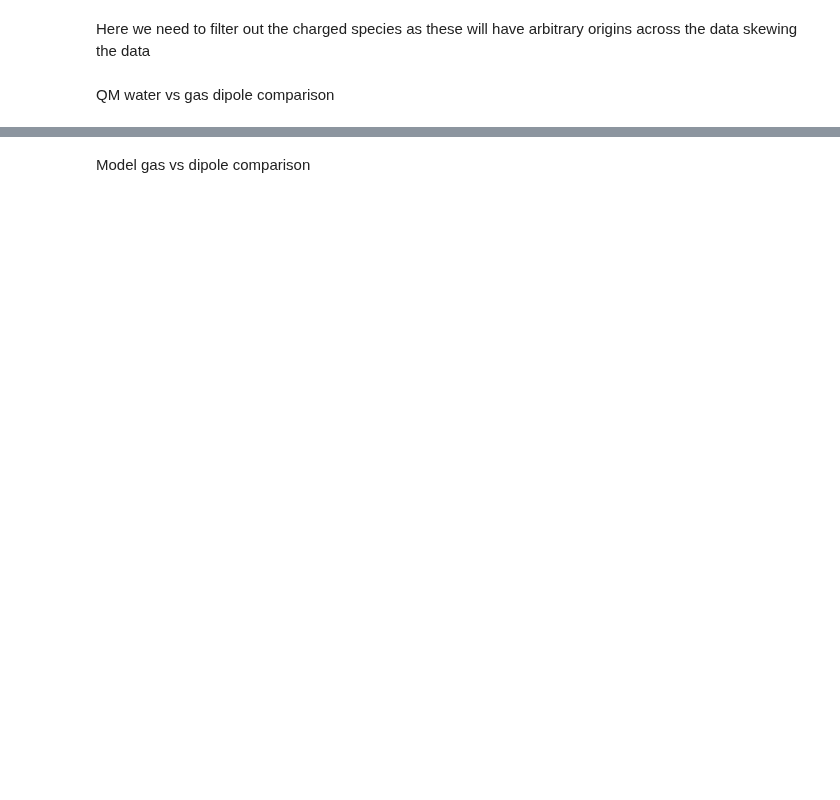
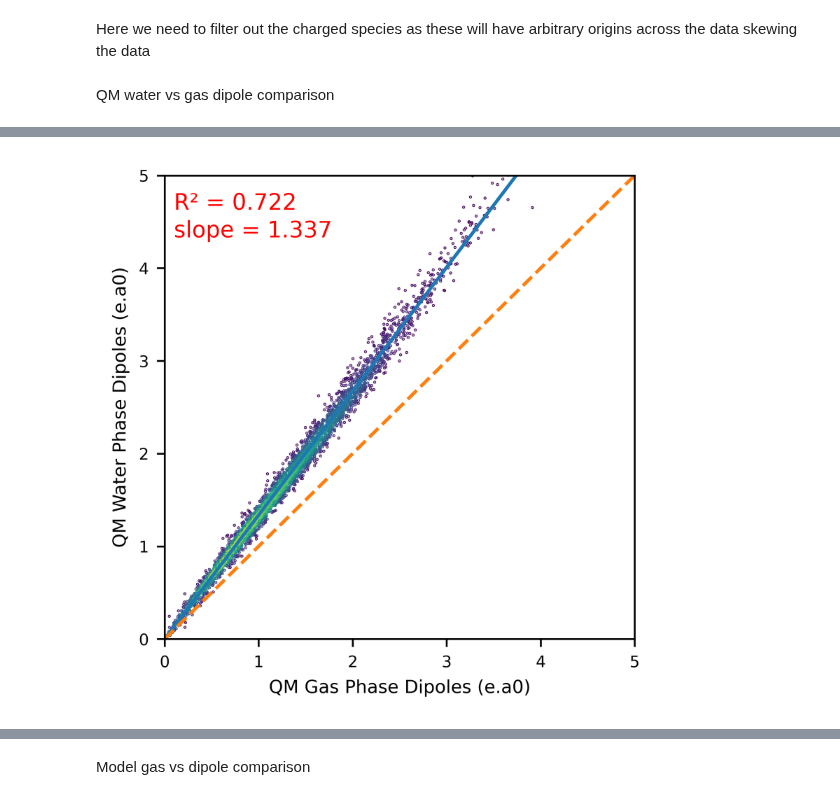
Before and after one commit to bismuthadams1/charge_paper, a Jupyter notebook: benchmarking_new_charge_models/explore_parquet.ipynb, the cells around one changed output, grey strips where cells are left out. Saved outputs shown, nothing was run; the diff lists cells and outputs as text; code cells hidden in the pictures; blank space fills up the shorter version.

```diff
--- a/benchmarking_new_charge_models/explore_parquet.ipynb
+++ b/benchmarking_new_charge_models/explore_parquet.ipynb
@@ -298,0 +257,97 @@ Slope of the best fit line constrained to pass through (0,0): 1.3261905020029818
+# %%
+import numpy as np
+import pandas as pd
+import matplotlib.pyplot as plt
+from scipy.stats import gaussian_kde
+from sklearn.metrics import r2_score
+
+matplotlib.rcParams.update({
+    "font.size"       : 10,
+    "axes.labelsize"  : 8,
+    "axes.titlesize"  : 8,
+    "xtick.labelsize" : 7,
+    "ytick.labelsize" : 7,
+})
+
+# --- Load data ---
+df_water = pd.read_parquet('./test_water_esp_model.parquet')
+df_gas   = pd.read_parquet('./test_gas_esp_model.parquet')
+
+# --- remove charged species (your helper) ---
+df_gas   = df_gas[~df_gas.apply(filter_charged, axis=1)]
+df_water = df_water[~df_water.apply(filter_charged, axis=1)]
+
+# --- Align by common 'molblock' values WITHOUT introducing NaNs ---
+df_gas   = df_gas.set_index('molblock')
+df_water = df_water.set_index('molblock')
+
+idx = df_gas.index.intersection(df_water.index)
+s_g = df_gas.loc[idx, 'qm_dipoles_magnitude']
+s_w = df_water.loc[idx, 'qm_dipoles_magnitude']
+
+# --- Coerce to numeric and drop non-finite on either side ---
+s_g = pd.to_numeric(s_g, errors='coerce')
+s_w = pd.to_numeric(s_w, errors='coerce')
+
+mask_finite = np.isfinite(s_g) & np.isfinite(s_w)
+
+# --- Apply your 0–5 filter based on GAS values (x-axis) ---
+mask_range = (s_g >= 0) & (s_g <= 5)
+
+mask = mask_finite & mask_range
+x = s_g[mask].to_numpy()
+y = s_w[mask].to_numpy()
+
+# --- Safety: handle empty or degenerate cases ---
+if x.size == 0:
+    raise ValueError("No data left after filtering (check charged filter or value ranges).")
+denominator = np.sum(x**2)
+if denominator == 0:
+    raise ValueError("All x values are zero; cannot compute slope through origin.")
+
+# --- Metrics (keeps your original R² definition) ---
+r2 = r2_score(y, x)
+
+# --- Slope constrained through origin and fit line ---
+slope = np.sum(x * y) / denominator
+fit_line = lambda t: slope * t
+
+# --- Plot ---
+xy = np.vstack([x, y])
+z = gaussian_kde(xy)(xy)
+
+fig, ax = plt.subplots(figsize=(3.54, 3.54), dpi=600)
+ax.scatter(x, y, s=0.1, c=z, label="Data")
+
+ax.set_xlabel('QM Gas Phase Dipoles (e.a0)')
+ax.set_ylabel('QM Water Phase Dipoles (e.a0)')
+
+# Best-fit (through origin)
+x_vals = np.linspace(0, 5, 500)
+ax.plot(x_vals, fit_line(x_vals), label=f'Best Fit Line (Slope: {slope:.2f})')
+
+# Equality line
+ax.plot([0, 5], [0, 5], linestyle='--', label='y=x')
+
+# Limits, annotations, layout
+ax.set_xlim(0, 5)
+ax.set_ylim(0, 5)
+ax.text(0.1, 4.7, f'R² = {r2:.3f}', ha='left', color='red', va='center')
+ax.text(0.1, 4.4, f'slope = {slope:.3f}', ha='left', color='red', va='center')
+# ax.legend(
+#     fontsize=6,           # smaller text
+#     markerscale=4,        # scale marker dots in legend
+#     frameon=True,         # keep subtle box
+#     loc='lower right',    # move away from dense region
+#     handlelength=1.2,     # shorter line samples
+#     borderpad=0.3,        # reduce internal padding
+#     labelspacing=0.25     # reduce spacing between entries
+# )
+plt.tight_layout()
+
+plt.savefig('gas_vs_water_dipoles_QM.png')
+plt.show()
+
+print(f"Slope of the best fit line constrained to pass through (0,0): {slope}")
+# %% [output]
+[figure, added]
```
Also changed, not shown: parts of 10 cells of this notebook, 34 other files.
